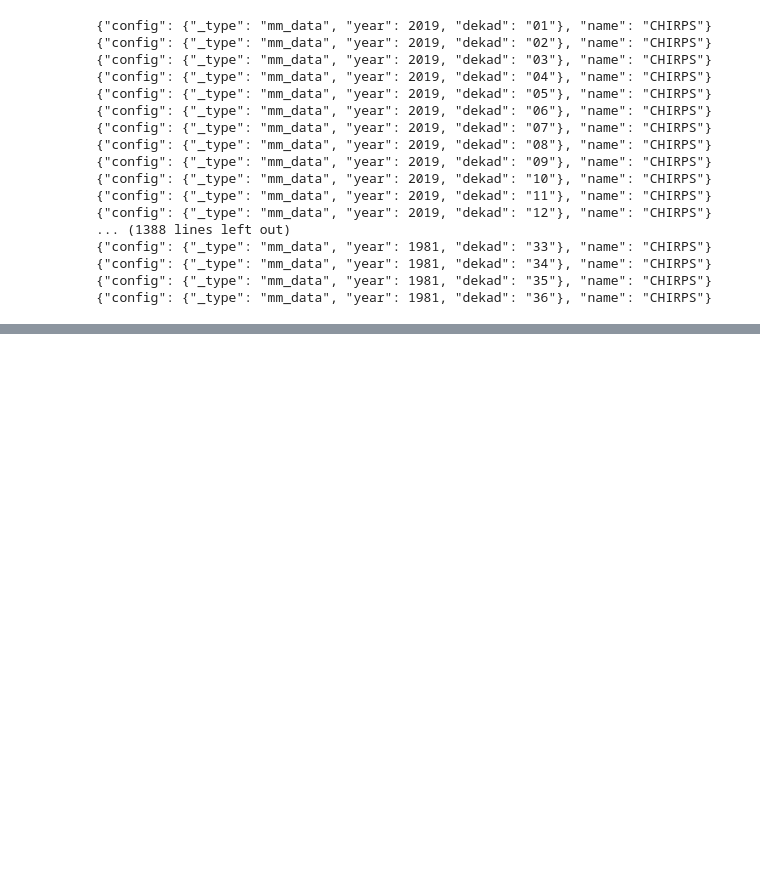
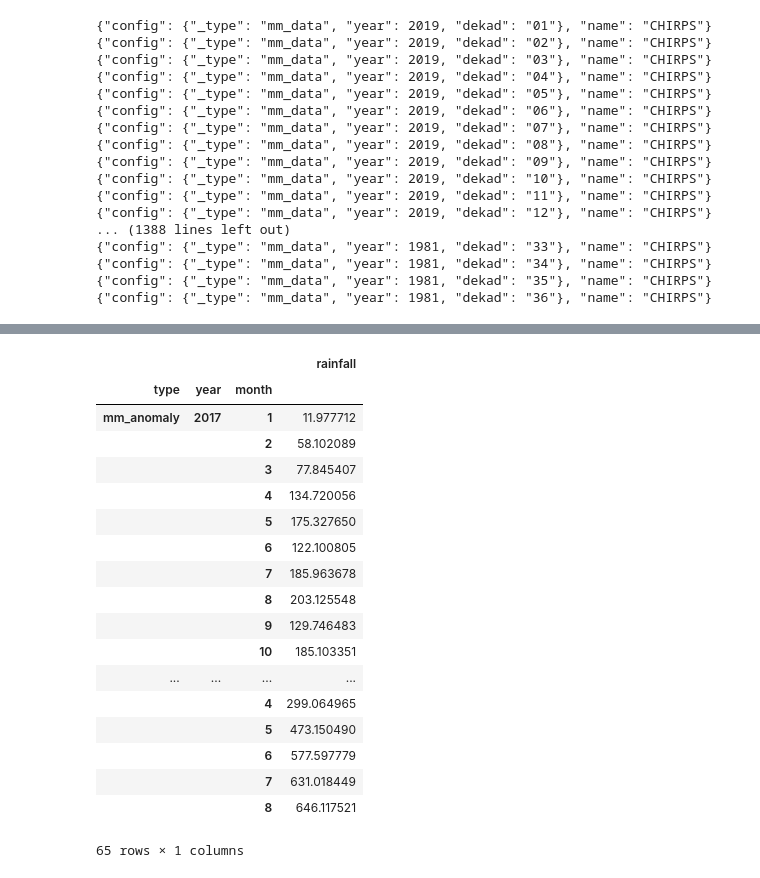
Before and after one commit to WorldModelers/ModelService, a Jupyter notebook: Model-Outputs/Chirps.ipynb, the cells around one changed output, grey strips where cells are left out. Drawn from its saved outputs; the diff is of its cells as text; code cells hidden in the pictures; blank space fills up the shorter version.

Commit message:
Updated CHIRPS model output processing notebook to include combining CHIRP + anomalies and conversion to CSV

```diff
--- a/Chirps.ipynb
+++ b/Model-Outputs/Chirps.ipynb
@@ -227,0 +500,19 @@ prep_p(session,"CHIRPS",mmatrix,["_type","year","dekad"])
+# %%
+first = True
+for path in chirps_mm:
+    df_ = pd.read_csv(f"CHIRPS/{path}")[['rainfall','latitude','longitude']]
+    df_['year'] = path.split('-')[0]
+    df_['dekad'] = path.split('-')[1].split('.csv')[0]
+    df_['type'] = 'mm_data'
+    if first == True:
+        df_combined = df_
+        first = False
+    else:
+        df_combined = df_combined.append(df_)
+
+for path in chirps_anomalies:
+    df_ = pd.read_csv(f"CHIRPS-Anomalies/{path}")[['rainfall','latitude','longitude']]
+    df_['year'] = path.split('-')[0]
+    df_['dekad'] = path.split('-')[1].split('.csv')[0]
+    df_['type'] = 'mm_anomaly'
+    df_combined = df_combined.append(df_)
@@ -227,0 +534,6 @@ prep_p(session,"CHIRPS",mmatrix,["_type","year","dekad"])
+# %%
+def process_dekad(year, dekad):
+    dt = datetime.datetime(int(year), 1, 1)
+    dtdelta = datetime.timedelta(int(dekad) * 10 - 1)
+    date = dt + dtdelta
+    return date.strftime("%m-%d-%Y")
@@ -227,0 +542,4 @@ prep_p(session,"CHIRPS",mmatrix,["_type","year","dekad"])
+# %%
+df_combined['date'] = df_combined.apply(lambda x: process_dekad(x.year, x.dekad), axis=1)
+# %%
+df_combined["month"] = df_combined.date.apply(lambda x: int(x.split('-')[0]))
@@ -227,0 +555,22 @@ prep_p(session,"CHIRPS",mmatrix,["_type","year","dekad"])
+# %%
+pd.DataFrame(df_combined.groupby(["type","year","month"]).rainfall.mean())
+# %% [output]
+|  |  |  | rainfall |
+| type | year | month |  |
+| mm_anomaly | 2017 | 1 | 11.977712 |
+|  |  | 2 | 58.102089 |
+|  |  | 3 | 77.845407 |
+|  |  | 4 | 134.720056 |
+|  |  | 5 | 175.327650 |
+|  |  | 6 | 122.100805 |
+|  |  | 7 | 185.963678 |
+|  |  | 8 | 203.125548 |
+|  |  | 9 | 129.746483 |
+|  |  | 10 | 185.103351 |
+| ... | ... | ... | ... |
+|  |  | 4 | 299.064965 |
+|  |  | 5 | 473.150490 |
+|  |  | 6 | 577.597779 |
+|  |  | 7 | 631.018449 |
+|  |  | 8 | 646.117521 |
+65 rows × 1 columns
```
Also changed, not shown: parts of 43 cells of this notebook.
